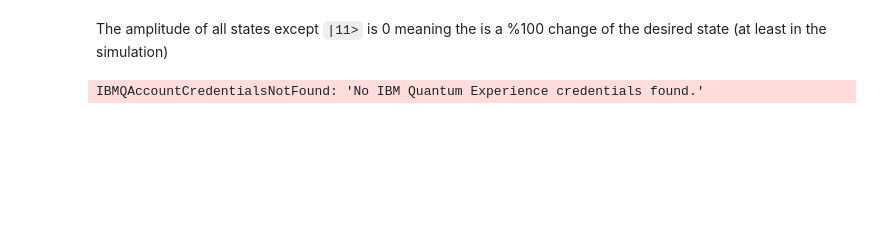
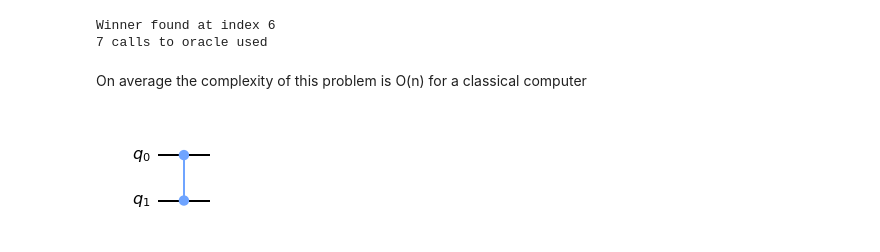
Before and after one commit to tydanny/quantum-playground, a Jupyter notebook: grovers.ipynb, the cells around one changed output. Drawn from its saved outputs; the diff is of its cells as text; code cells hidden in the pictures; blank space fills up the shorter version.

```diff
--- a/grovers.ipynb
+++ b/grovers.ipynb
@@ -77,10 +5,17 @@ plot_histogram(counts)
-# %% [markdown]
-The amplitude of all states except `|11>` is 0 meaning the is a %100 change of the desired state (at least in the simulation)
-# %%
-provider = IBMQ.load_account()
-provider = IBMQ.get_provider("ibm-q")
-device = least_busy(provider.backends(filters=lambda x: int(x.configuration().n_qubits) >= 3 and
-                                   not x.configuration().simulator and x.status().operational==True))
-print("Running on current least busy device: ", device)
-# %% [output]
-IBMQAccountCredentialsNotFound: 'No IBM Quantum Experience credentials found.'
+# %%
+my_list = [1,5,8,6,4,3,7,0,3,5,7]
+
+# oracle is a function that returns true if the provided input matches the desired number
+def oracle(input):
+  return input == 7
+
+for i, num in enumerate(my_list):
+  if oracle(num):
+    print("Winner found at index {}".format(i))
+    print("{} calls to oracle used".format(i+1))
+    break
+# %% [output]
+Winner found at index 6
+7 calls to oracle used
+# %% [markdown]
+On average the complexity of this problem is O(n) for a classical computer
@@ -86,0 +26,8 @@ IBMQAccountCredentialsNotFound: 'No IBM Quantum Experience credentials found.'
+# %%
+#define the oracle circuit
+oracle = QuantumCircuit(2, name="oracle")
+oracle.cz(0,1)
+oracle.to_gate()
+oracle.draw(output="mpl")
+# %% [output]
+[figure, added]
```
Also changed, not shown: parts of 28 cells of this notebook.
